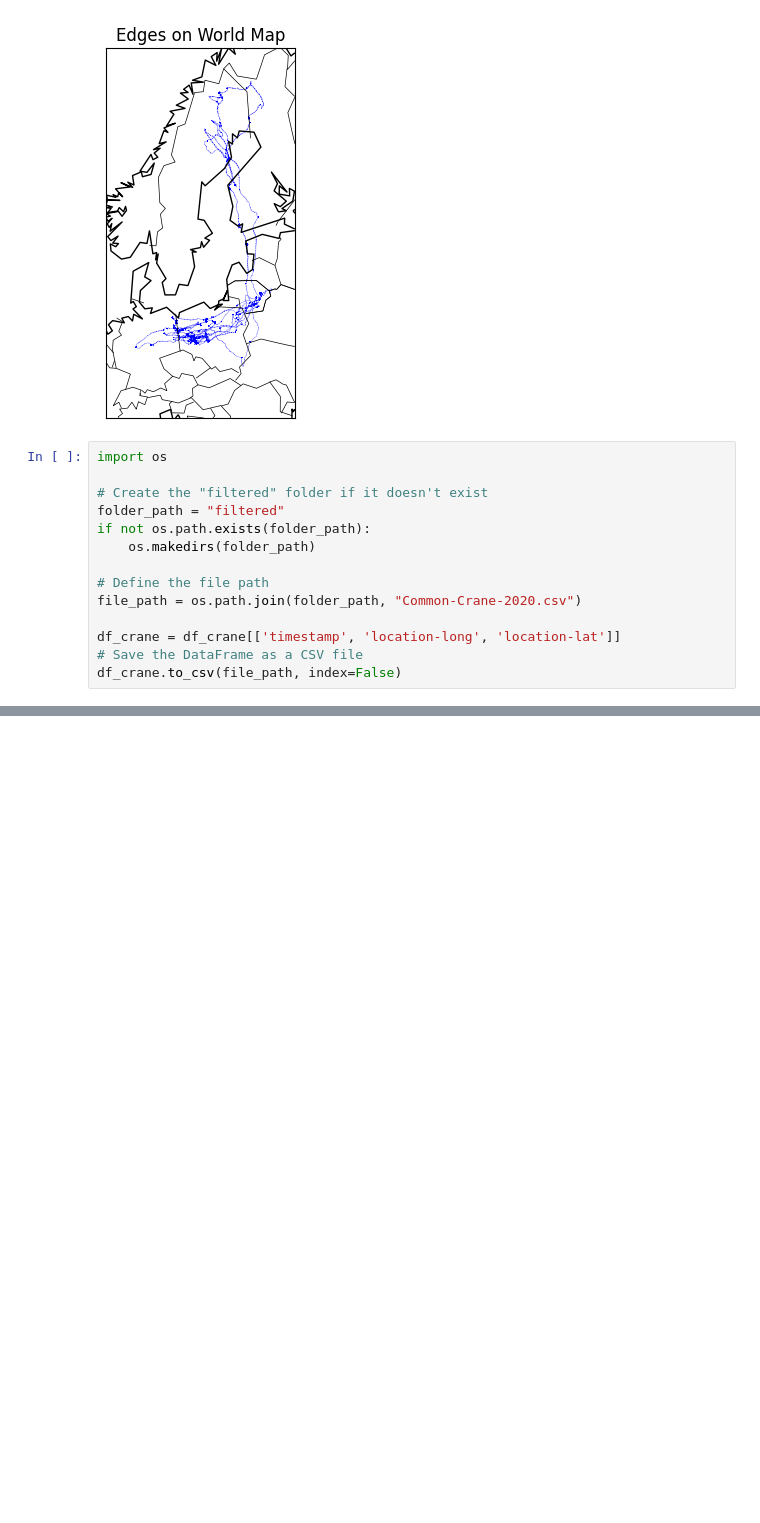
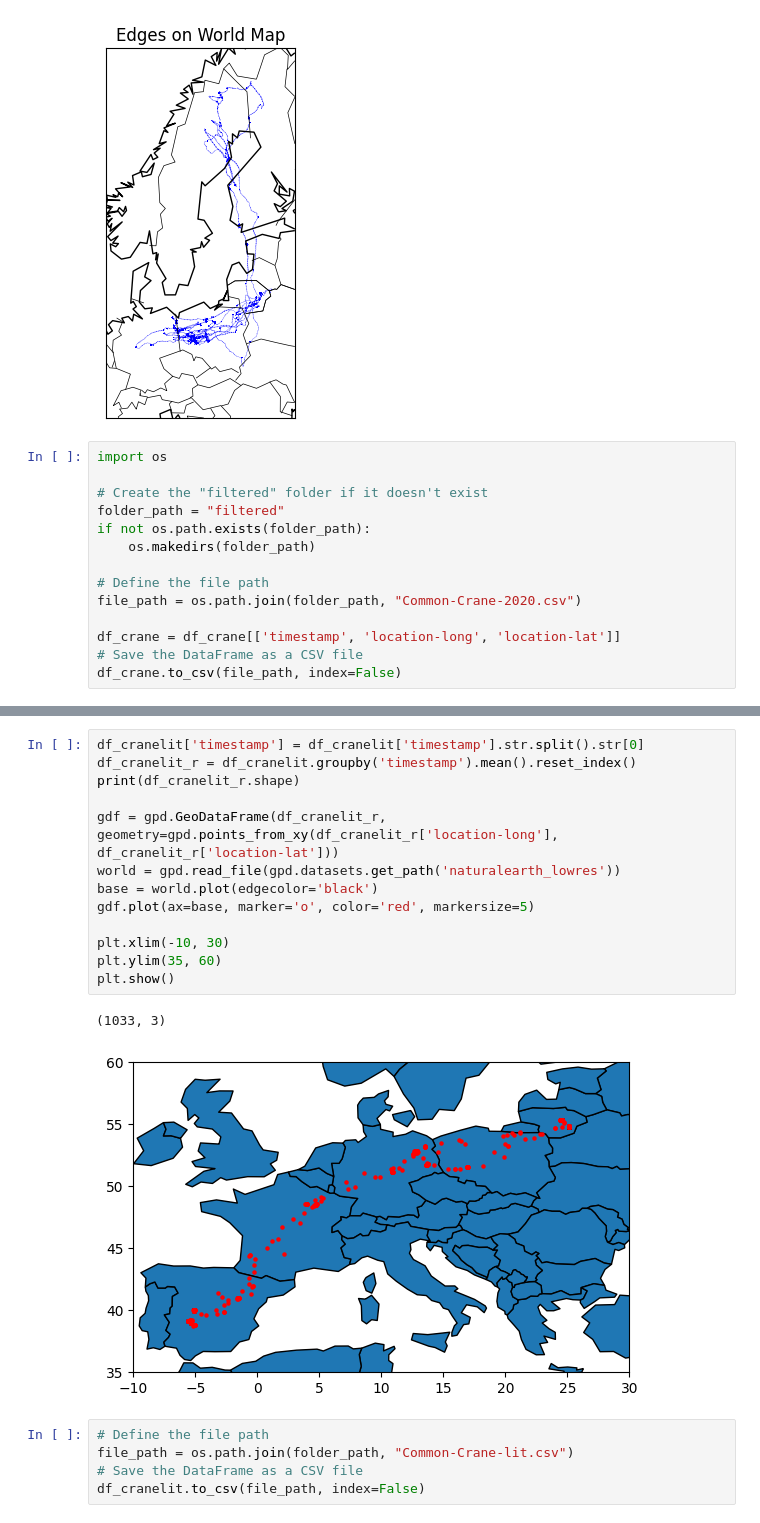
Before and after one commit to YYashraj/Bird-MIgration-Network, a Jupyter notebook: Just Some Exploration/Movebank/construct.ipynb, the cells around one changed output, grey strips where cells are left out. Cells and saved outputs as stored; diff of their text form; blank space fills up the shorter version.

```diff
--- a/Just Some Exploration/Movebank/construct.ipynb
+++ b/Just Some Exploration/Movebank/construct.ipynb
@@ -113,0 +150,21 @@ df_crane.to_csv(file_path, index=False)
+# %%
+df_cranelit['timestamp'] = df_cranelit['timestamp'].str.split().str[0]
+df_cranelit_r = df_cranelit.groupby('timestamp').mean().reset_index()
+print(df_cranelit_r.shape)
+
+gdf = gpd.GeoDataFrame(df_cranelit_r, geometry=gpd.points_from_xy(df_cranelit_r['location-long'], df_cranelit_r['location-lat']))
+world = gpd.read_file(gpd.datasets.get_path('naturalearth_lowres'))
+base = world.plot(edgecolor='black')
+gdf.plot(ax=base, marker='o', color='red', markersize=5)
+
+plt.xlim(-10, 30)
+plt.ylim(35, 60)
+plt.show()
+# %% [output]
+(1033, 3)
+[figure, added]
+# %%
+# Define the file path
+file_path = os.path.join(folder_path, "Common-Crane-lit.csv")
+# Save the DataFrame as a CSV file
+df_cranelit.to_csv(file_path, index=False)
```
Also changed, not shown: parts of 4 cells of this notebook, 2 other files.
